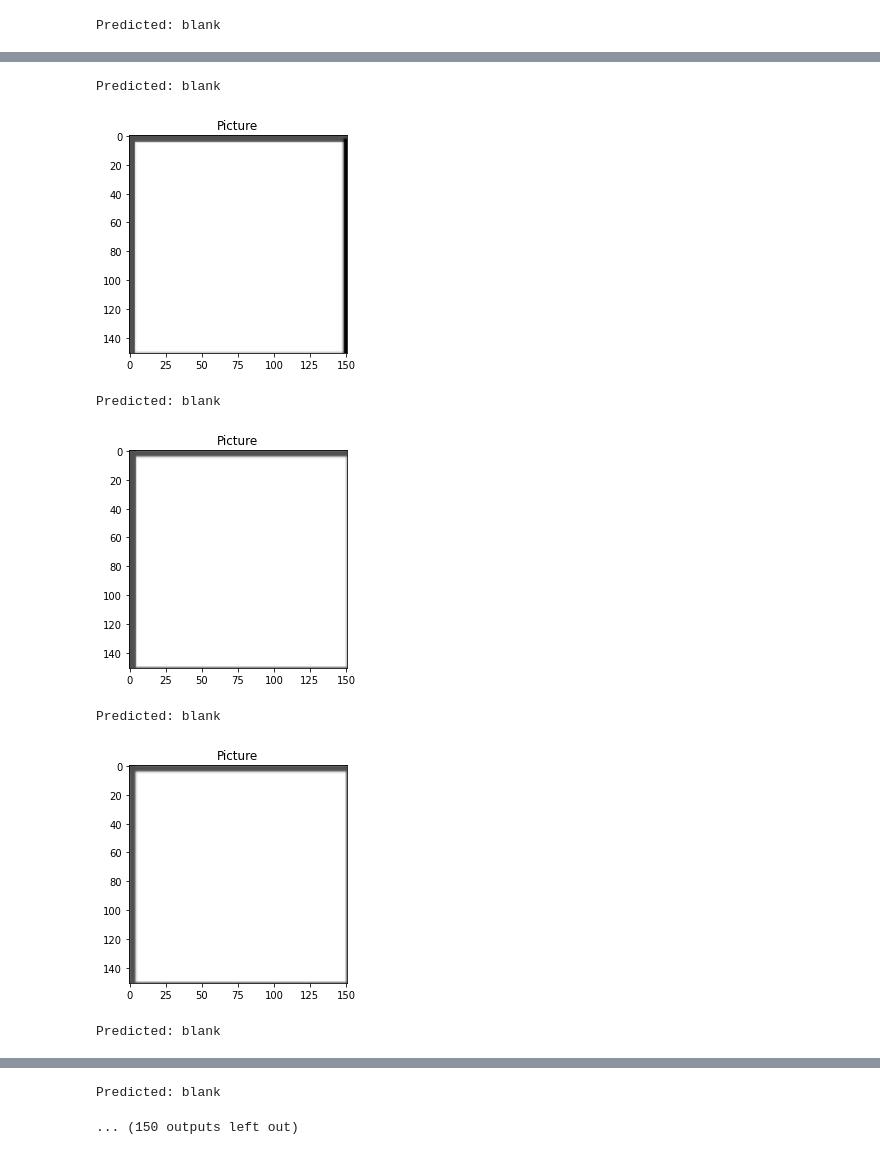
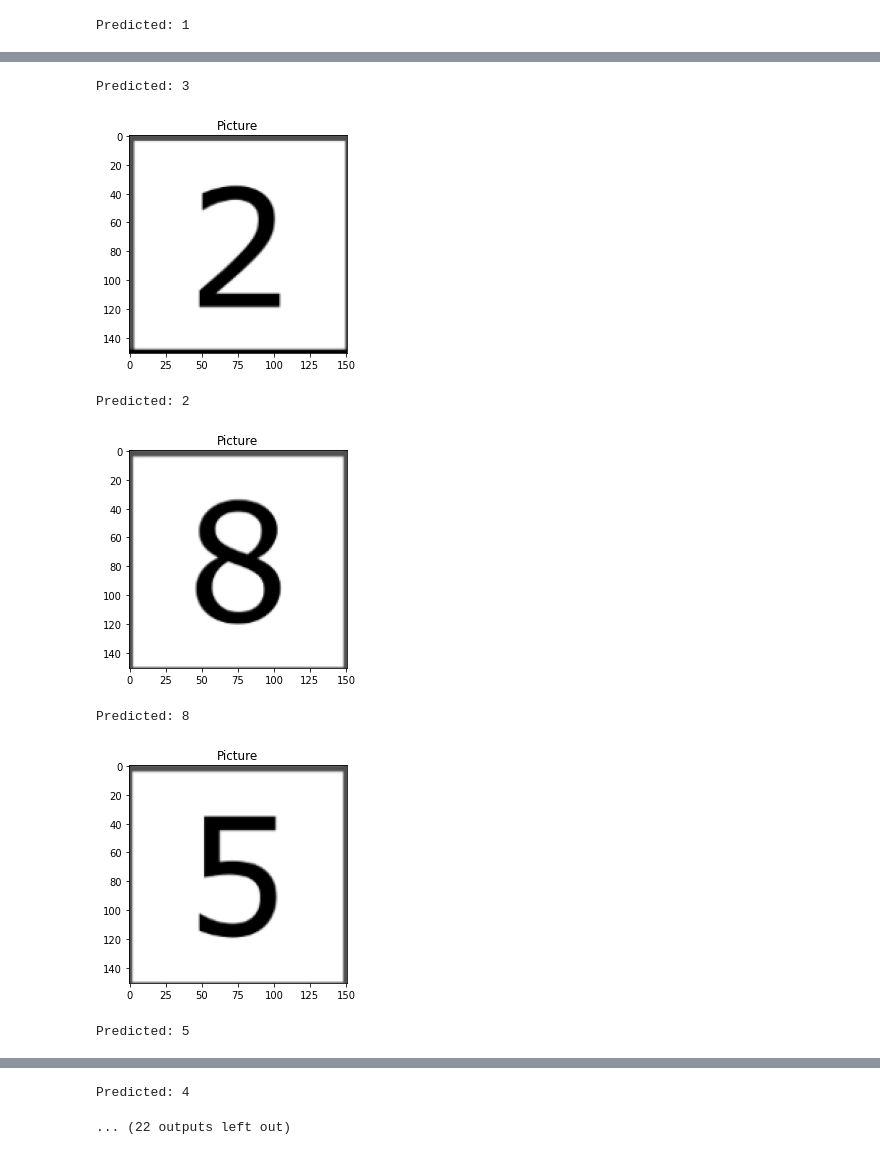
Before and after one commit to pbell97/sodukuAI, a Jupyter notebook: puzzleDetector/OpenCVTesting.ipynb, the cells around one changed output, grey strips where cells are left out. Saved outputs shown, nothing was run; the diff lists cells and outputs as text; code cells hidden in the pictures.

```diff
--- a/puzzleDetector/OpenCVTesting.ipynb
+++ b/puzzleDetector/OpenCVTesting.ipynb
@@ -16,7 +25,7 @@ def showImg(image, title="Picture"):
     plt.title(title)
     plt.show()
 # %%
-samplePath = "/Users/patrickbell/Documents/sodukuAI/puzzleDetector/sample2.png"
+samplePath = "/Users/patrickbell/Documents/sodukuAI/puzzleDetector/sample1.png"
 img = cv2.imread(samplePath)
 
-# showImg(img)
+showImg(img)
@@ -142,7 +153,7 @@ import pathlib
 # %%
 # Loads the model and class names
 
-new_model = tf.keras.models.load_model('/Users/patrickbell/Documents/sodukuAI/digitClassifier/wholeModelSave')
+new_model = tf.keras.models.load_model('/Users/patrickbell/Documents/sodukuAI/digitClassifier/wholeModelSaveWith7Epochs')
 class_names = ['1', '2', '3', '4', '5', '6', '7', '8', '9', 'blank']
 # Pick cell and save/load it
 
@@ -191,6 +205,9 @@ def convertImageToNumber(model, img):
     img_array = tf.expand_dims(img_array, 0) # Create a batch
     predictions = model.predict(img_array)
     score = tf.nn.softmax(predictions[0])
+    if (np.max(score)) < 0.7:
+        print(class_names[np.argmax(score)],np.max(score),"\n",score)
+        showImg(img)
     prediction = class_names[np.argmax(score)]
     return prediction
 # %%
@@ -207,8 +262,9 @@ for subGridRow in range(3):
 # Check results
 
 def showComparison(num1,num2,num3,num4):
-    showImg(cells[num1][num2][num3][num4])
-    print("Predicted: " + str(numberedCells[num1][num2][num3][num4]))
+    if numberedCells[num1][num2][num3][num4] != "blank":
+        showImg(cells[num1][num2][num3][num4])
+        print("Predicted: " + str(numberedCells[num1][num2][num3][num4]))
 
 
 for subGridRow in range(3):
@@ -222 +278 @@ for subGridRow in range(3):
-Predicted: blank
+Predicted: 1
@@ -224,7 +280,7 @@ Predicted: blank
-Predicted: blank
+Predicted: 3
-[figure, old version]
+[figure, new version]
-Predicted: blank
+Predicted: 2
-[figure, old version]
+[figure, new version]
-Predicted: blank
+Predicted: 8
-[figure, old version]
+[figure, new version]
-Predicted: blank
+Predicted: 5
@@ -232,4 +288,4 @@ Predicted: blank
-Predicted: blank
+Predicted: 4
-... (150 outputs left out)
+... (22 outputs left out)
 # %%
 import copy
```
Also changed, not shown: parts of 10 cells of this notebook, 15 other files.
